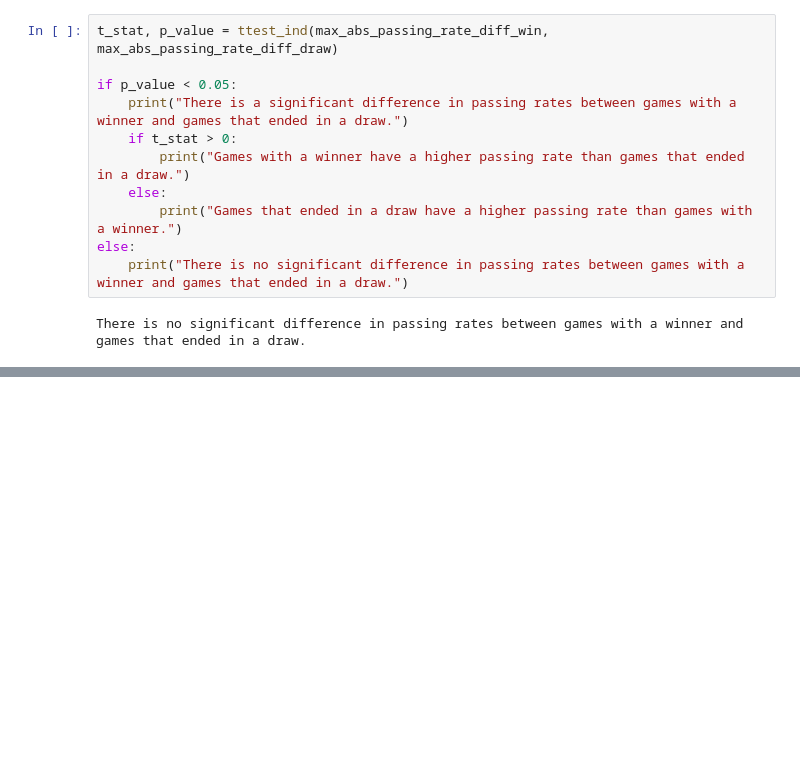
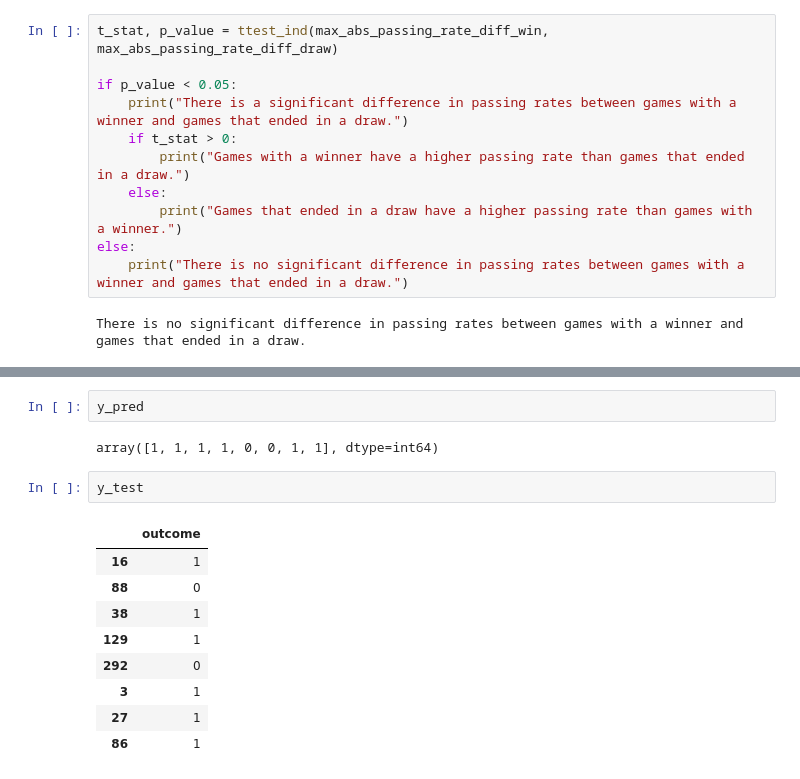
Before and after one commit to sushrutghimire1/Bundesliga-Statistical-Analysis, a Jupyter notebook: Bundesliga Questions.ipynb, the cells around one changed output, grey strips where cells are left out. Saved outputs shown, nothing was run; the diff lists cells and outputs as text; blank space fills up the shorter version.

```diff
--- a/Bundesliga Questions.ipynb
+++ b/Bundesliga Questions.ipynb
@@ -494,0 +620,16 @@ There is no significant difference in passing rates between games with a winner
+# %%
+y_pred
+# %% [output]
+array([1, 1, 1, 1, 0, 0, 1, 1], dtype=int64)
+# %%
+y_test
+# %% [output]
+|  | outcome |
+| 16 | 1 |
+| 88 | 0 |
+| 38 | 1 |
+| 129 | 1 |
+| 292 | 0 |
+| 3 | 1 |
+| 27 | 1 |
+| 86 | 1 |
```
Also changed, not shown: parts of 5 cells of this notebook.
